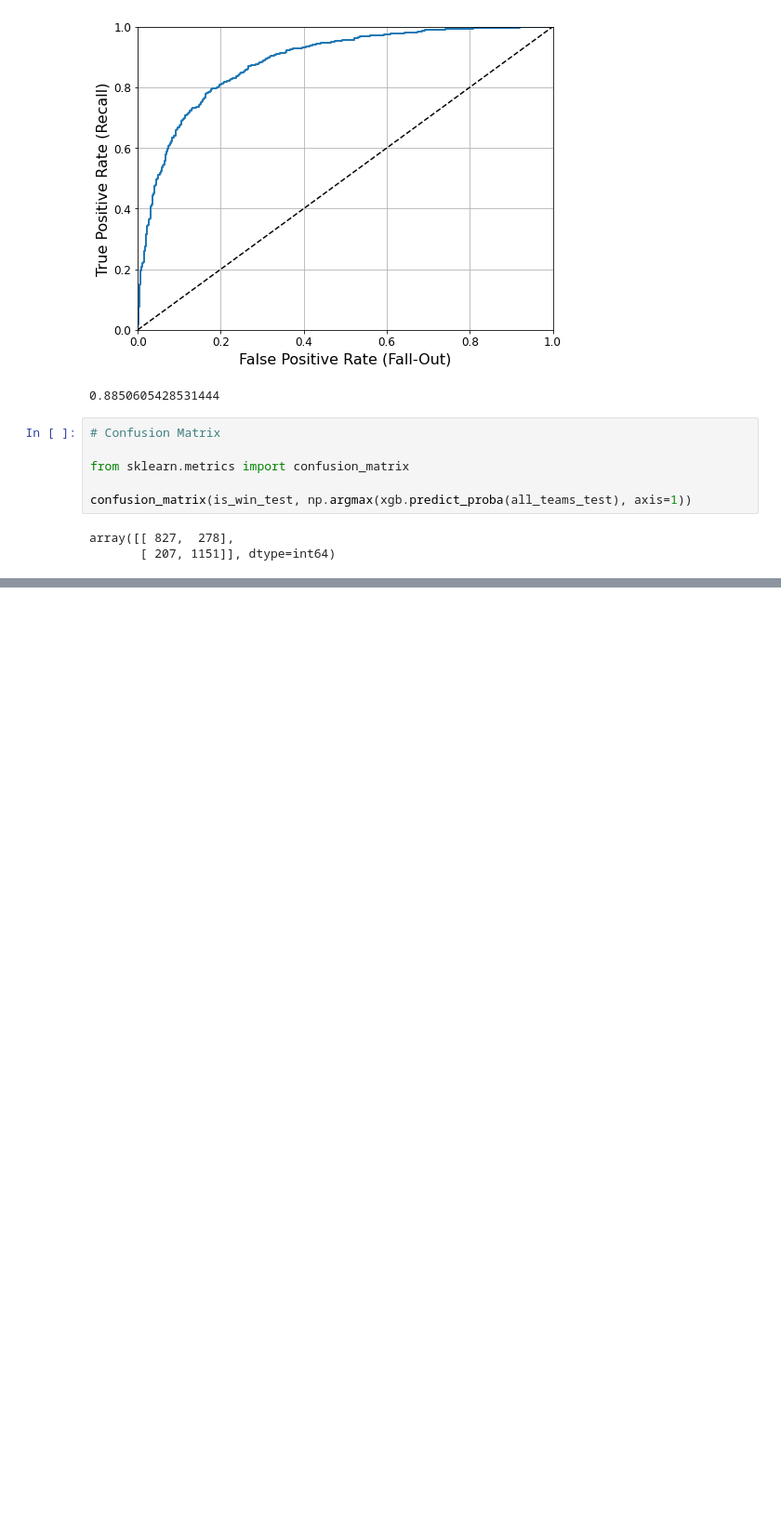
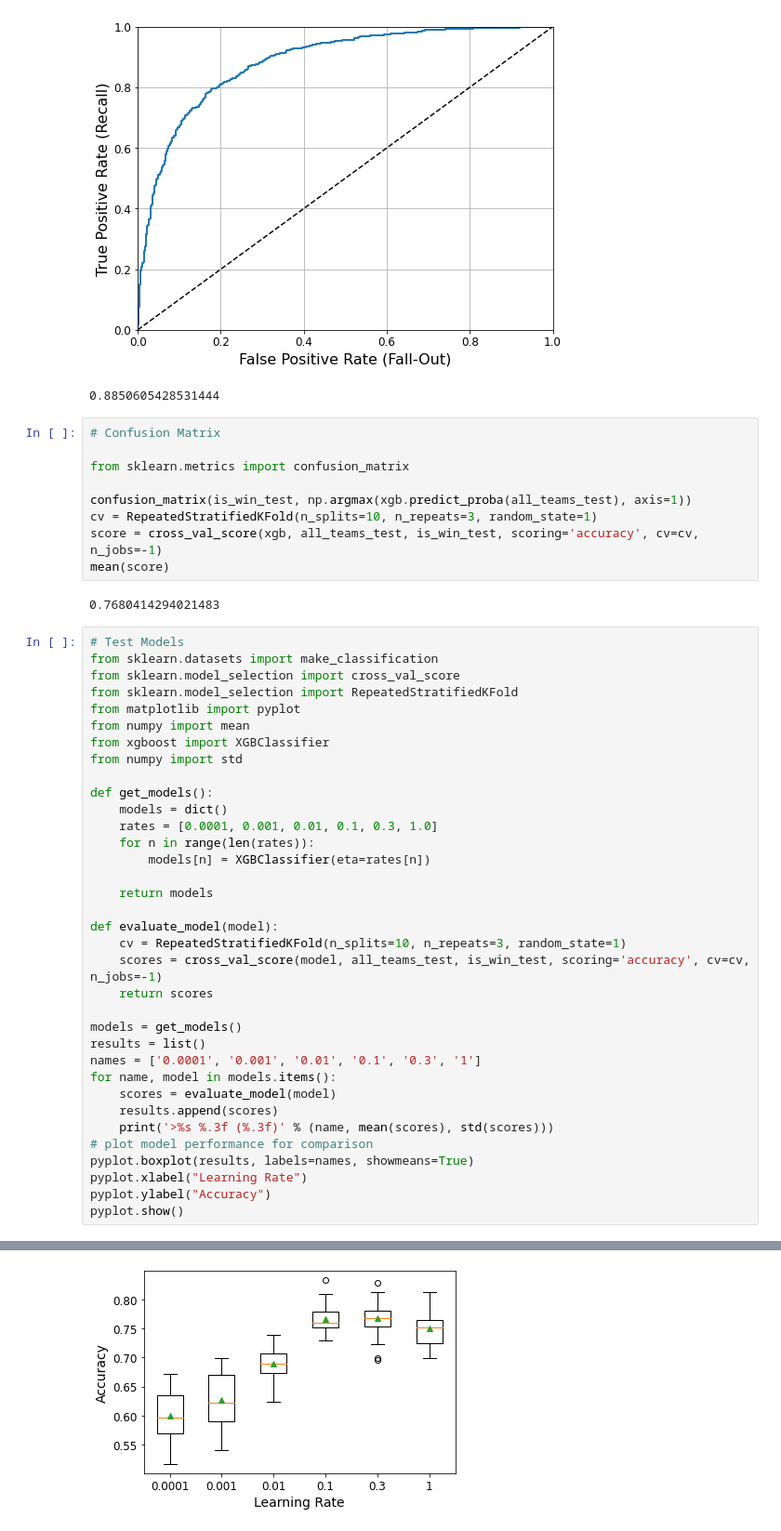
Before and after one commit to neilpl24/neilpl24.github.io, a Jupyter notebook: Hockey Data/gradient_boosting.ipynb, the cells around one changed output, grey strips where cells are left out. Shown at 93% size. Saved outputs shown, nothing was run; the diff lists cells and outputs as text; blank space fills up the shorter version.

```diff
--- a/Hockey Data/gradient_boosting.ipynb
+++ b/Hockey Data/gradient_boosting.ipynb
@@ -68,6 +68,44 @@ roc_auc_score(is_win_test, xgb.predict_proba(all_teams_test)[:, 1])
 from sklearn.metrics import confusion_matrix
 
 confusion_matrix(is_win_test, np.argmax(xgb.predict_proba(all_teams_test), axis=1))
+cv = RepeatedStratifiedKFold(n_splits=10, n_repeats=3, random_state=1)
+score = cross_val_score(xgb, all_teams_test, is_win_test, scoring='accuracy', cv=cv, n_jobs=-1)
+mean(score)
 # %% [output]
-array([[ 827,  278],
-       [ 207, 1151]], dtype=int64)
+0.7680414294021483
+# %%
+# Test Models
+from sklearn.datasets import make_classification
+from sklearn.model_selection import cross_val_score
+from sklearn.model_selection import RepeatedStratifiedKFold
+from matplotlib import pyplot
+from numpy import mean
+from xgboost import XGBClassifier
+from numpy import std
+
+def get_models():
+	models = dict()
+	rates = [0.0001, 0.001, 0.01, 0.1, 0.3, 1.0]
+	for n in range(len(rates)):
+		models[n] = XGBClassifier(eta=rates[n])
+
+	return models
+
+def evaluate_model(model):
+	cv = RepeatedStratifiedKFold(n_splits=10, n_repeats=3, random_state=1)
+	scores = cross_val_score(model, all_teams_test, is_win_test, scoring='accuracy', cv=cv, n_jobs=-1)
+	return scores
+
+models = get_models()
+results = list()
+names = ['0.0001', '0.001', '0.01', '0.1', '0.3', '1']
+for name, model in models.items():
+	scores = evaluate_model(model)
+	results.append(scores)
+	print('>%s %.3f (%.3f)' % (name, mean(scores), std(scores)))
+# plot model performance for comparison
+pyplot.boxplot(results, labels=names, showmeans=True)
+pyplot.xlabel("Learning Rate")
+pyplot.ylabel("Accuracy")
+pyplot.show()
+# %% [output]
@@ -73,0 +118 @@ array([[ 827,  278],
+[figure, added]
```
Also changed, not shown: parts of 3 cells of this notebook.
